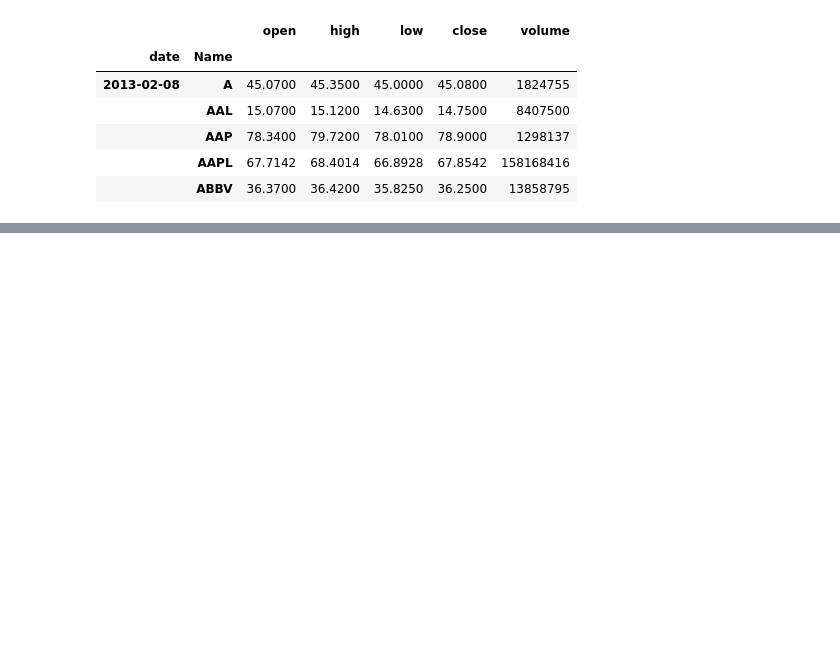
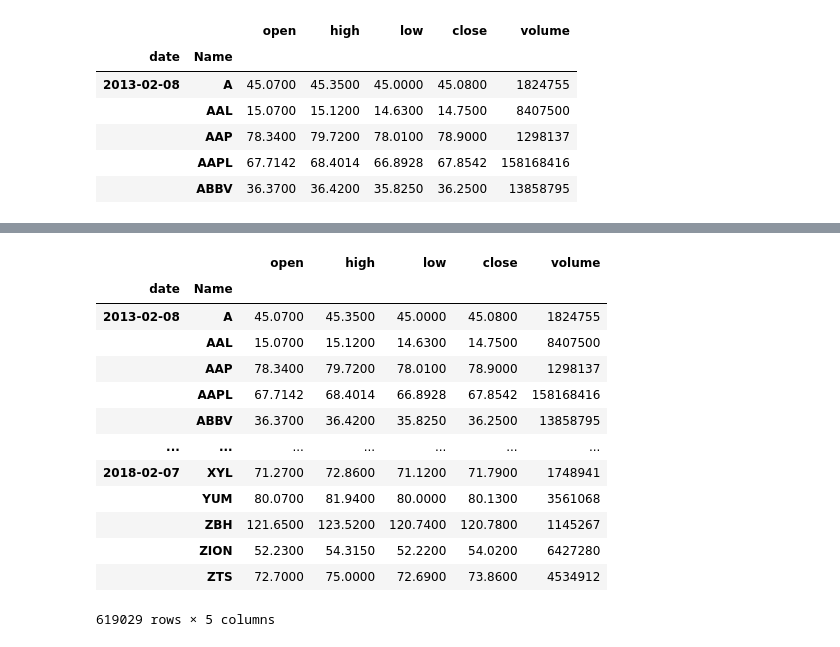
Before and after one commit to omid-sar/Interview-Preparation, a Jupyter notebook: data_manipulation/time_series.ipynb, the cells around one changed output, grey strips where cells are left out. Cells and saved outputs as stored; diff of their text form; code cells hidden in the pictures; blank space fills up the shorter version.

```diff
--- a/data_manipulation/time_series.ipynb
+++ b/data_manipulation/time_series.ipynb
@@ -45,0 +88,17 @@ df_t.head()
+# %%
+df
+# %% [output]
+|  |  | open | high | low | close | volume |
+| date | Name |  |  |  |  |  |
+| 2013-02-08 | A | 45.0700 | 45.3500 | 45.0000 | 45.0800 | 1824755 |
+|  | AAL | 15.0700 | 15.1200 | 14.6300 | 14.7500 | 8407500 |
+|  | AAP | 78.3400 | 79.7200 | 78.0100 | 78.9000 | 1298137 |
+|  | AAPL | 67.7142 | 68.4014 | 66.8928 | 67.8542 | 158168416 |
+|  | ABBV | 36.3700 | 36.4200 | 35.8250 | 36.2500 | 13858795 |
+| ... | ... | ... | ... | ... | ... | ... |
+| 2018-02-07 | XYL | 71.2700 | 72.8600 | 71.1200 | 71.7900 | 1748941 |
+|  | YUM | 80.0700 | 81.9400 | 80.0000 | 80.1300 | 3561068 |
+|  | ZBH | 121.6500 | 123.5200 | 120.7400 | 120.7800 | 1145267 |
+|  | ZION | 52.2300 | 54.3150 | 52.2200 | 54.0200 | 6427280 |
+|  | ZTS | 72.7000 | 75.0000 | 72.6900 | 73.8600 | 4534912 |
+619029 rows × 5 columns
```
Also changed, not shown: parts of 6 cells of this notebook.
